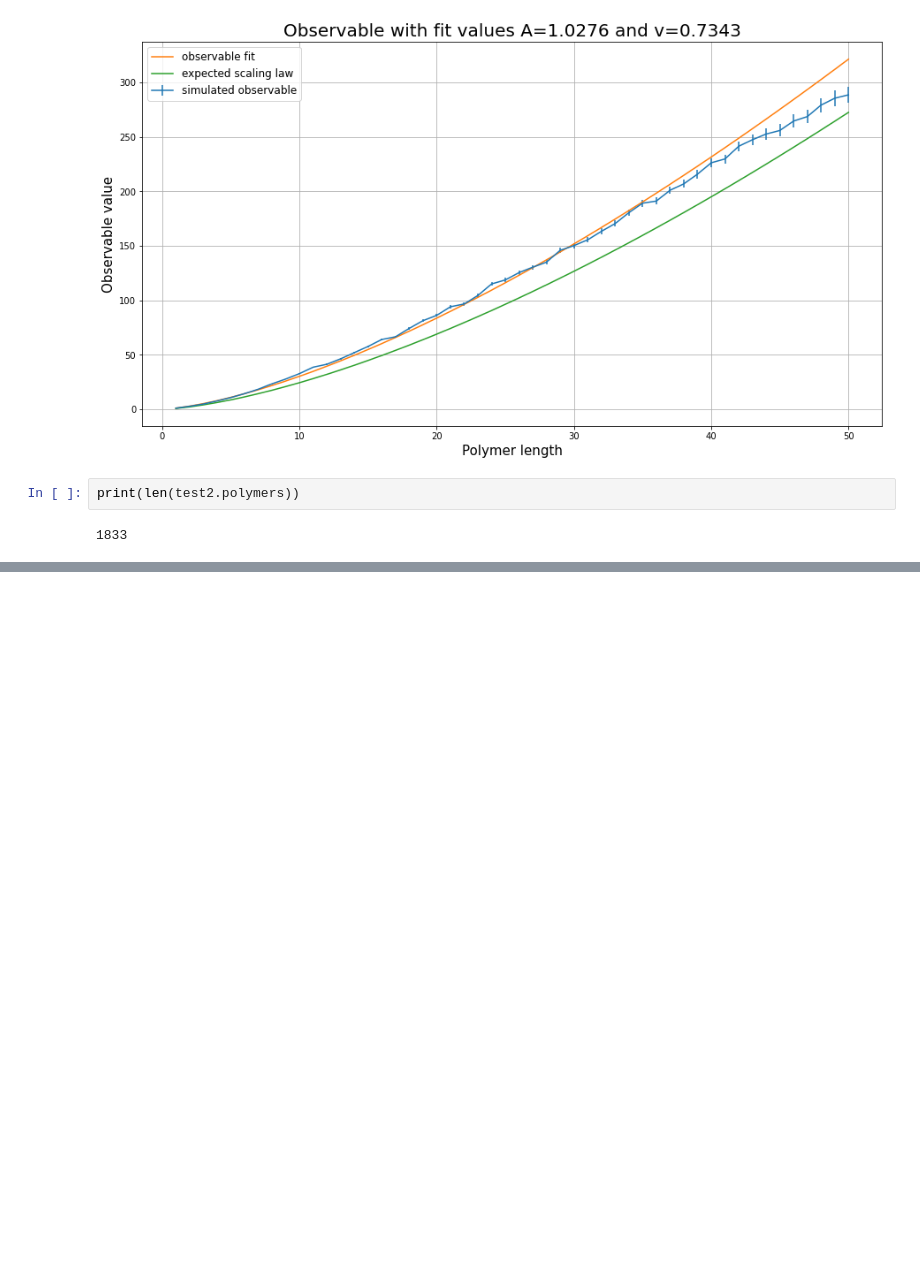
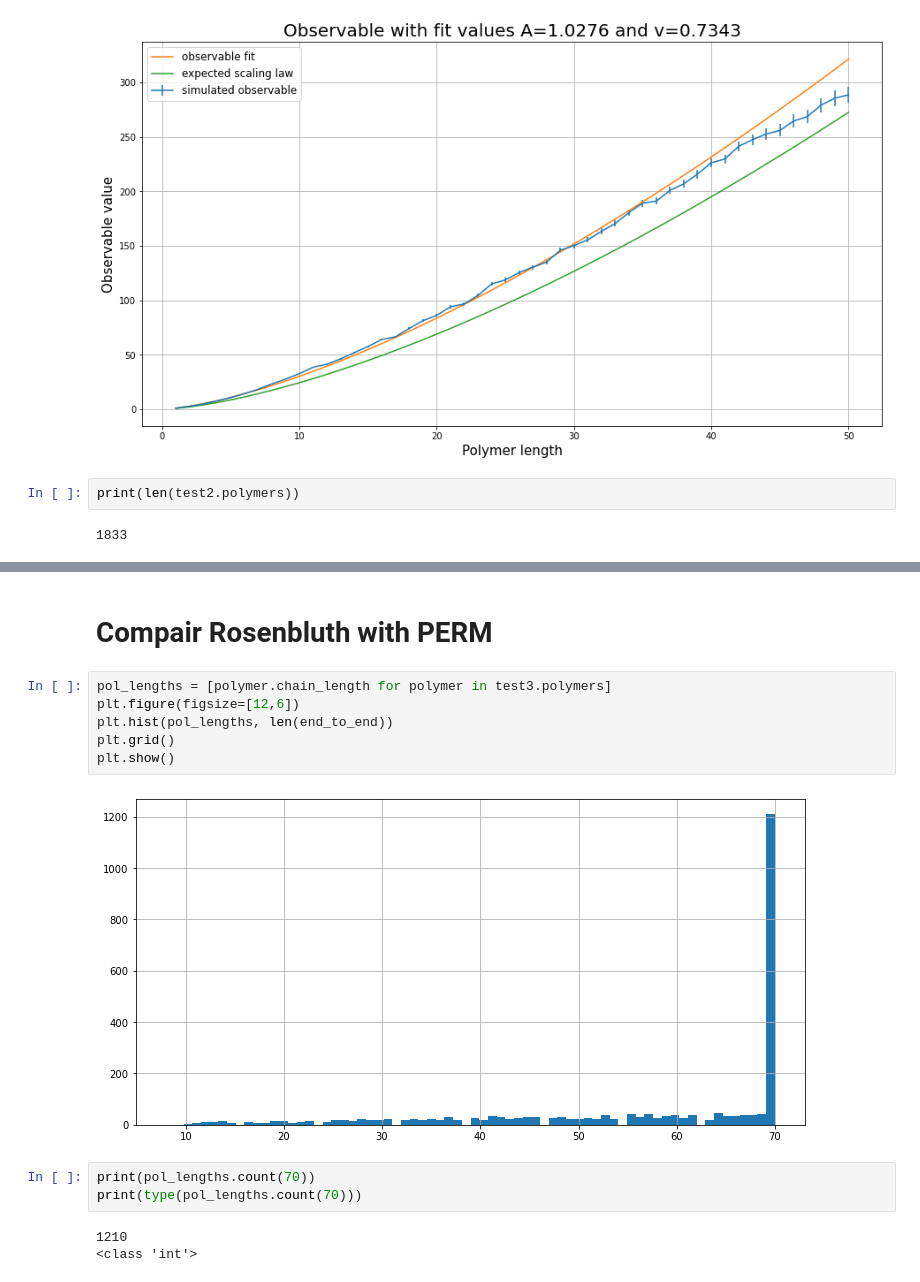
Before and after one commit to MG299792458/CompPhysProj2, a Jupyter notebook: Validation-Copy1.ipynb, the cells around one changed output, grey strips where cells are left out. Drawn from its saved outputs; the diff is of its cells as text; blank space fills up the shorter version.

```diff
--- a/Validation-Copy1.ipynb
+++ b/Validation-Copy1.ipynb
@@ -513,0 +536,16 @@ plt.show()
+# %% [markdown]
+# Compair Rosenbluth with PERM
+# %%
+pol_lengths = [polymer.chain_length for polymer in test3.polymers]
+plt.figure(figsize=[12,6])
+plt.hist(pol_lengths, len(end_to_end))
+plt.grid()
+plt.show()
+# %% [output]
+[figure, added]
+# %%
+print(pol_lengths.count(70))
+print(type(pol_lengths.count(70)))
+# %% [output]
+1210
+<class 'int'>
```
Also changed, not shown: parts of 12 cells of this notebook, 3 other files.
